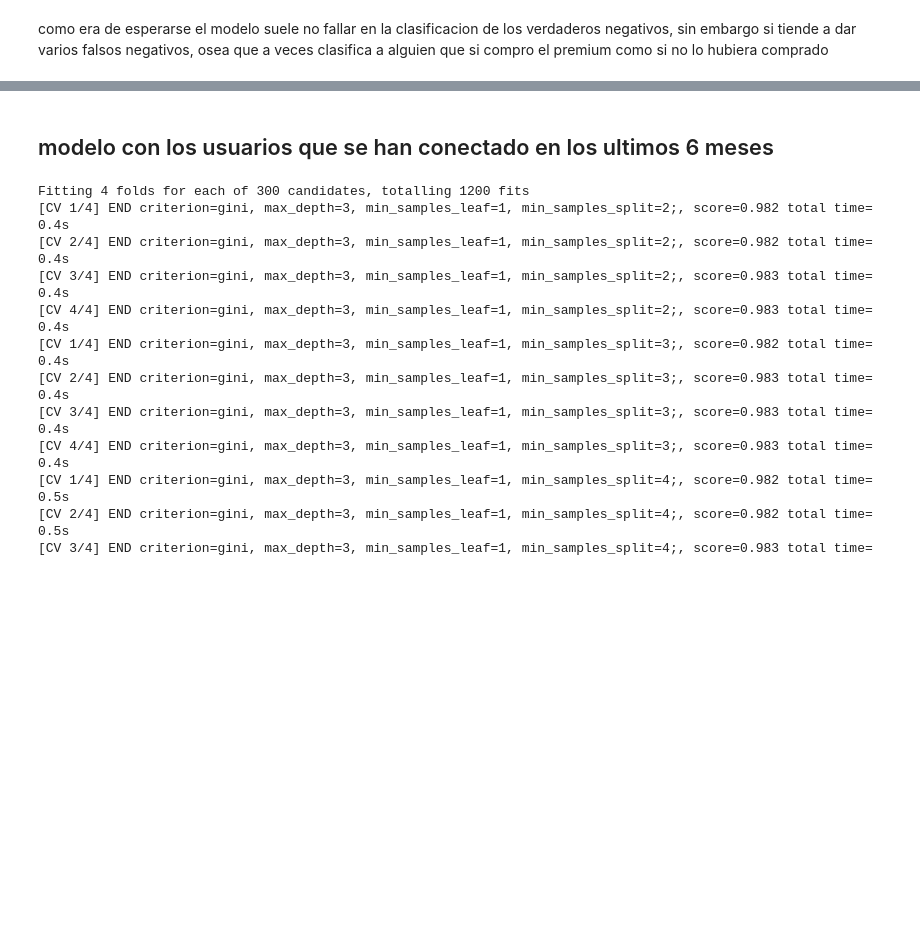
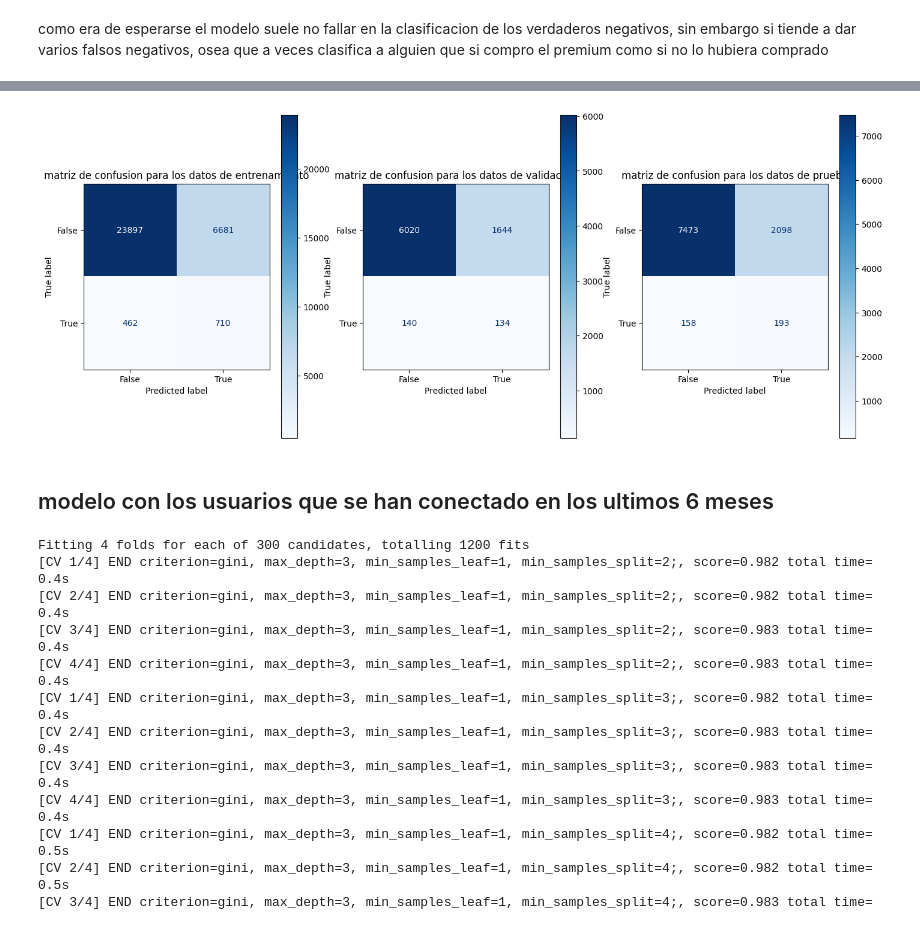
Before and after one commit to JPHITA/Colombian-Virtual-Reality-Analisis, a Jupyter notebook: analisis/4. construccion del modelo.ipynb, the cells around one changed output, grey strips where cells are left out. Drawn from its saved outputs; the diff is of its cells as text; code cells hidden in the pictures; blank space fills up the shorter version.

```diff
--- a/analisis/4. construccion del modelo.ipynb
+++ b/analisis/4. construccion del modelo.ipynb
@@ -167,0 +193,4 @@ como era de esperarse el modelo suele no fallar en la clasificacion de los verda
+# %%
+X_train, X_val, y_train, y_val = train_test_split(X_train, y_train, test_size=0.2, random_state=123)
+# %%
+sample_w = [w[i] for i in y_train]
@@ -168,3 +286,40 @@ como era de esperarse el modelo suele no fallar en la clasificacion de los verda
+# %%
+_, (ax1, ax2, ax3) = plt.subplots(1, 3, figsize=(17, 7))
+
+cmTrain = ConfusionMatrixDisplay.from_estimator(
+    estimator = GS_XGB_model,
+    X = X_train,
+    y = y_train,
+    cmap = "Blues",
+    ax = ax1,
+    # normalize="true"
+)
+
+cmVal = ConfusionMatrixDisplay.from_estimator(
+    estimator = GS_XGB_model,
+    X = X_val,
+    y = y_val,
+    cmap = "Blues",
+    ax = ax2,
+    # normalize="true"
+)
+
+cmTest = ConfusionMatrixDisplay.from_estimator(
+    estimator = GS_XGB_model,
+    X = X_test,
+    y = y_test,
+    cmap="Blues",
+    ax = ax3,
+    # normalize="true"
+)
+
+cmTrain.ax_.set_title("matriz de confusion para los datos de entrenamiento")
+cmVal.ax_.set_title("matriz de confusion para los datos de validacion")
+cmTest.ax_.set_title("matriz de confusion para los datos de prueba")
+
+plt.show()
+# %% [output]
+[figure, added]
 # %% [markdown]
 ## modelo con los usuarios que se han conectado en los ultimos 6 meses
 # %%
```
Also changed, not shown: parts of 10 cells of this notebook.
